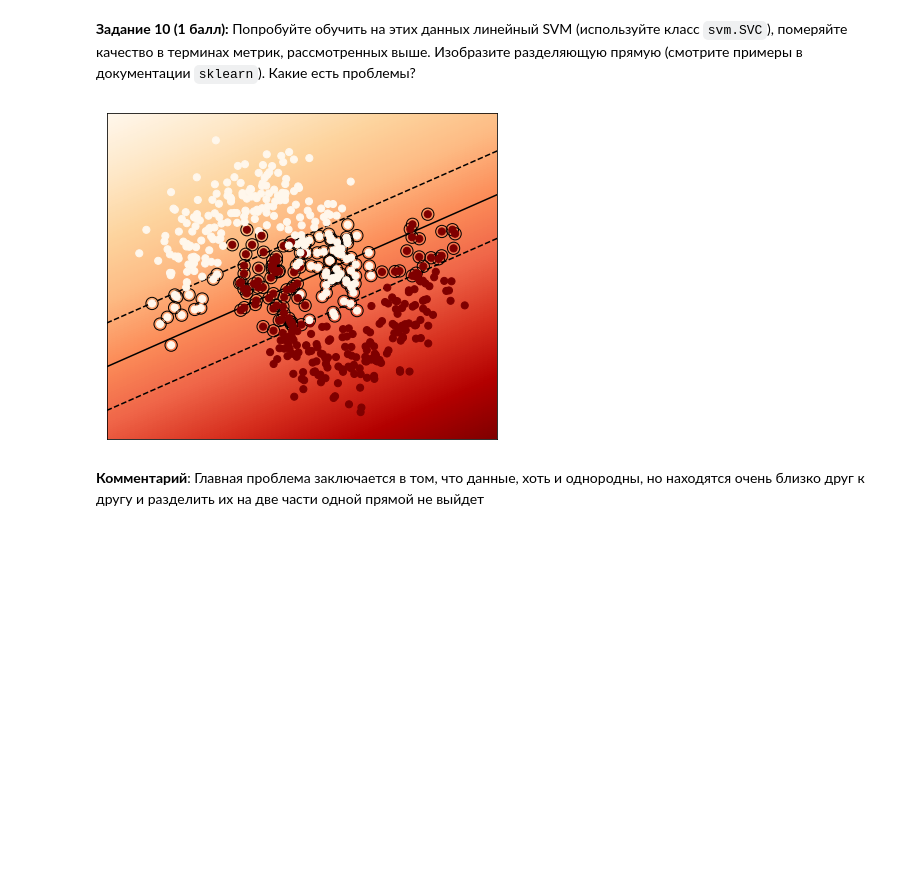
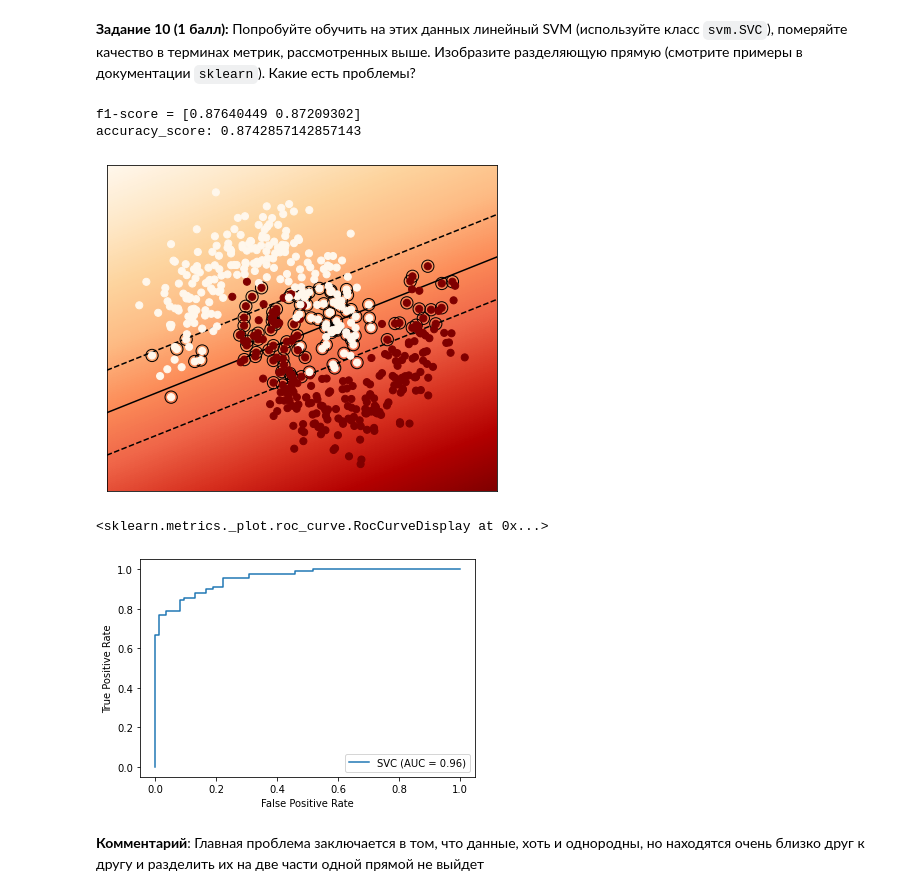
Before and after one commit to dep-810b-studs/mipt-python, a Jupyter notebook: tasks/mipt-python-task-ml.ipynb, the cells around one changed output. Saved outputs shown, nothing was run; the diff lists cells and outputs as text; code cells hidden in the pictures; blank space fills up the shorter version.

```diff
--- a/tasks/mipt-python-task-ml.ipynb
+++ b/tasks/mipt-python-task-ml.ipynb
@@ -396,6 +396,9 @@ __Задание 10 (1 балл):__ Попробуйте обучить на э
 import sklearn.svm as svm
 import numpy as np
 import matplotlib.pyplot as plt
+from sklearn.metrics import accuracy_score,plot_roc_curve, roc_curve, auc,precision_recall_curve
+from sklearn.metrics import f1_score
+from sklearn.model_selection import train_test_split
 
 # helper function for visualization
 
@@ -426,36 +429,45 @@ def plot_results(model, X, y, level=1.0, cmap_objects=plt.cm.OrRd, cmap_plot=plt
 
     XX, YY = np.mgrid[x_min:x_max:500j, y_min:y_max:500j]
 
     use_Z = False
     if hasattr(model, "decision_function") and use_decision_function:
         Z = model.decision_function(np.c_[XX.ravel(), YY.ravel()])
         use_Z = True
     elif hasattr(model, "predict"):
         Z = model.predict(np.c_[XX.ravel(), YY.ravel()])
         use_Z = True
 
     # Put the result into a color plot
     if use_Z:
         Z = Z.reshape(XX.shape)
         plt.figure(1, figsize=(7, 6))
         plt.pcolormesh(XX, YY, Z, cmap=cmap_plot)
         if hasattr(model, "support_vectors_"):
             plt.contour(XX, YY, Z, colors=['k', 'k', 'k'], linestyles=['--', '-', '--'], levels=[-level, 0, level])
         elif plot_logreg:
             plt.contour(XX, YY, Z, colors=['k', 'k', 'k'], linestyles=['--', '-', '--'], levels=[-1e-10, 0, 1e+10])
 
     plt.xlim(x_min, x_max)
     plt.ylim(y_min, y_max)
 
     plt.xticks(())
     plt.yticks(())
     plt.show()
 
-model = svm.SVC(kernel='linear', C=1.0)
-model.fit(moons_points, moons_labels)
+X_train, X_test, y_train, y_test = train_test_split(moons_points,moons_labels, test_size=0.35)
+model = svm.SVC(kernel='linear')
+model.fit(X_train, y_train)
+
+print(f'f1-score = {f1_score(y_test, model.predict(X_test), average=None)}')
+print("accuracy_score:", accuracy_score(y_test, model.predict(X_test)))
 plot_results(model, moons_points, moons_labels)
+plot_roc_curve(model,X_test, y_test)
 # %% [output]
+f1-score = [0.87640449 0.87209302]
+accuracy_score: 0.8742857142857143
-[figure, old version]
+[figure, new version]
+<sklearn.metrics._plot.roc_curve.RocCurveDisplay at 0x...>
+[figure, added]
 # %% [markdown]
 __Комментарий__: Главная проблема заключается в том, что данные, хоть и однородны, но находятся очень близко друг к другу и разделить их на две части одной прямой не выйдет
 # %% [markdown]
```
Also changed, not shown: parts of 1 cell of this notebook.
